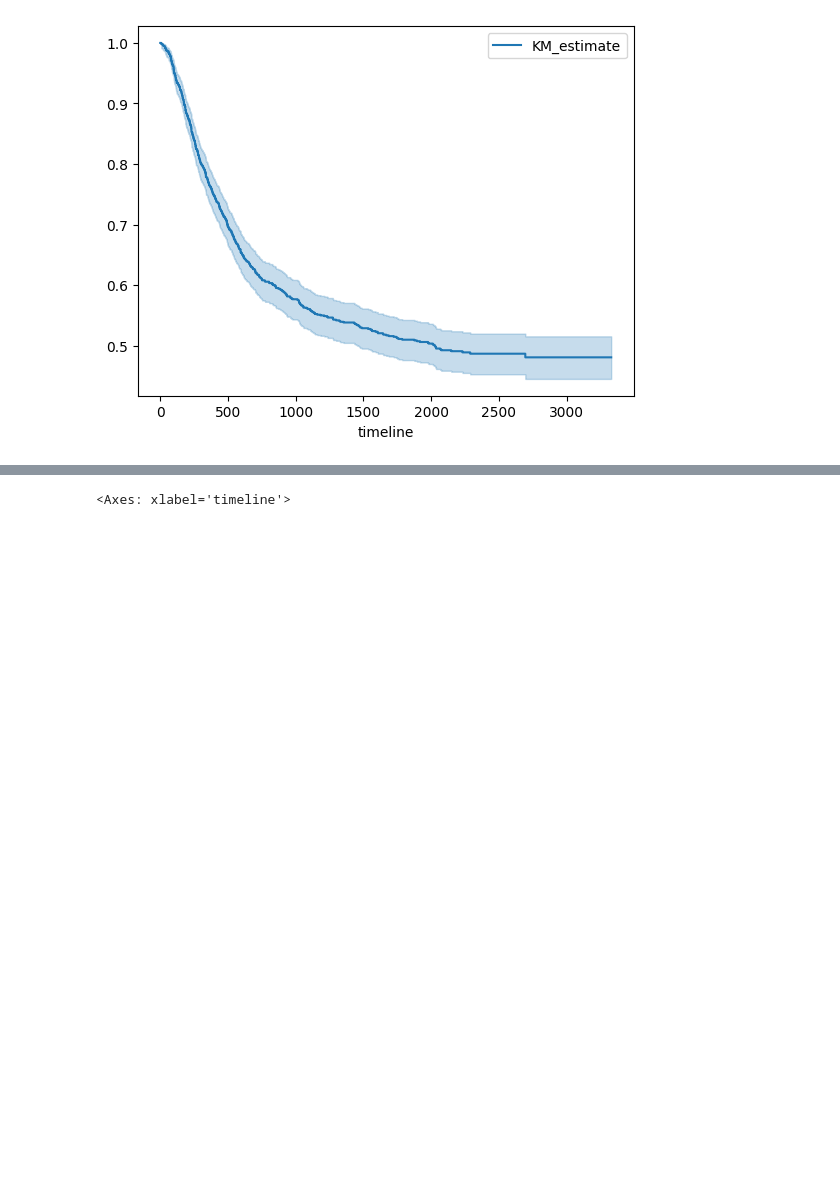
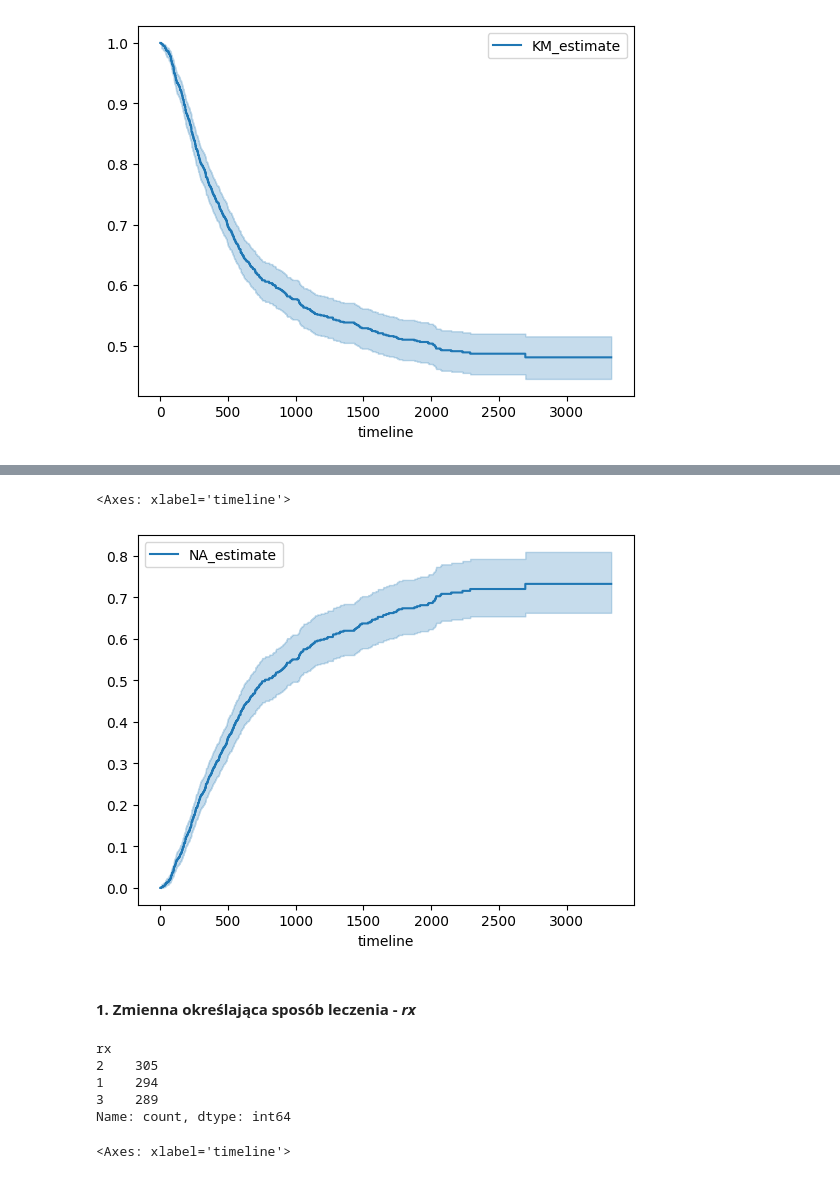
Before and after one commit to pjagiello01/ACT, a Jupyter notebook: survival.ipynb, the cells around one changed output, grey strips where cells are left out. Drawn from its saved outputs; the diff is of its cells as text; code cells hidden in the pictures; blank space fills up the shorter version.

```diff
--- a/survival.ipynb
+++ b/survival.ipynb
@@ -70,0 +84,4 @@ rx3 = colon_df['rx'] == 3
+# %%
+## Hazard function
+naf = lfl.NelsonAalenFitter()
+naf.fit(T,event_observed=E)
@@ -71 +100,16 @@ rx3 = colon_df['rx'] == 3
+# %%
+naf.plot_cumulative_hazard()
+# %% [output]
+<Axes: xlabel='timeline'>
+[figure, added]
+# %% [markdown]
+#### 1. Zmienna określająca sposób leczenia - *rx*
+# %%
+colon_df['rx'].value_counts()
+# %% [output]
+rx
+2    305
+1    294
+3    289
+Name: count, dtype: int64
 # %%
```
Also changed, not shown: parts of 34 cells of this notebook, 1 other file.
